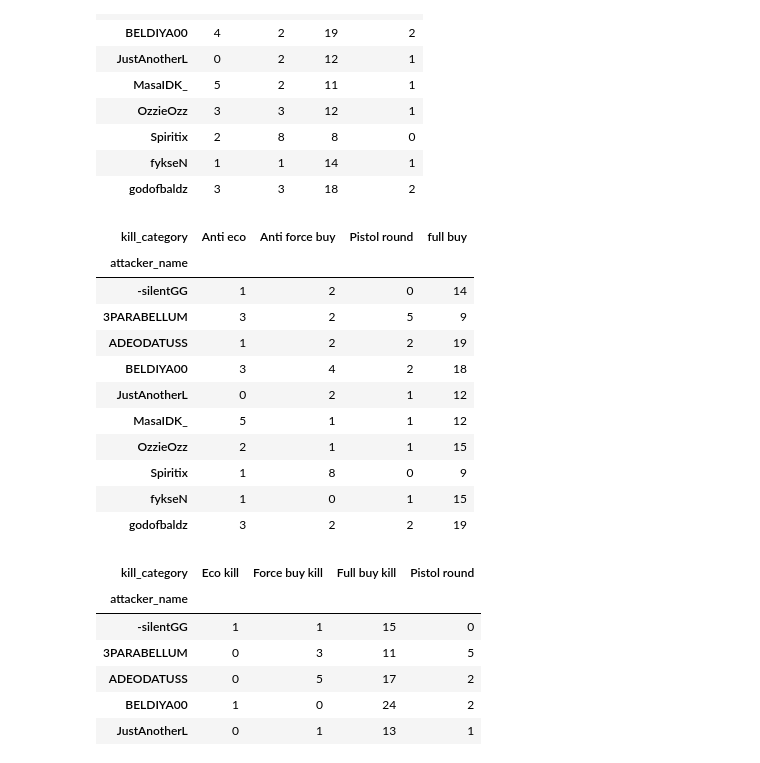
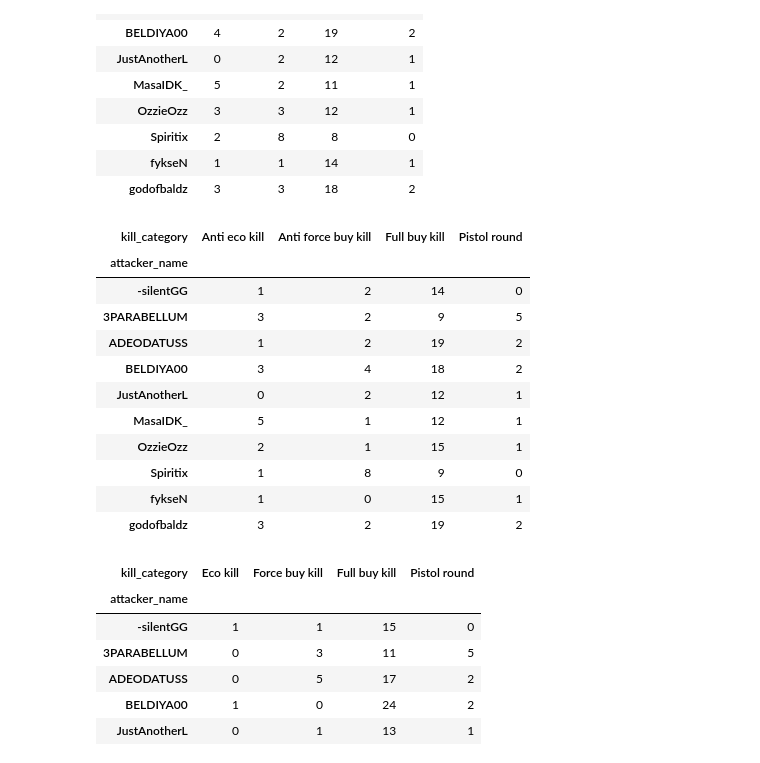
Before and after one commit to Armeldt/CS2-ESEA-season-stats-aggregator, a Jupyter notebook: projet_cs2_parse.ipynb, the cells around one changed output. Cells and saved outputs as stored; diff of their text form; code cells hidden in the pictures.

```diff
--- a/projet_cs2_parse.ipynb
+++ b/projet_cs2_parse.ipynb
@@ -479,0 +547,3 @@ result.reset_index()
+# %%
+# Identifier le premier kill de chaque round
+first_duel = trade.groupby('total_rounds_played').first().reset_index()
@@ -479,0 +570,35 @@ result.reset_index()
+# %%
+# Initialiser un DataFrame pour stocker les résultats par joueur
+opening_stats = pd.DataFrame({
+    'name': trade['attacker_name'].unique(),
+    'entry_attempts(T)': 0,
+    'entry_successes(T)': 0,
+    'open_attempts(CT)': 0,
+    'open_successes(CT)': 0
+})
+
+# Parcourir chaque premier kill pour déterminer si c'est une tentative d'entry (T) ou d'open (CT)
+for _, row in first_duel.iterrows():
+    attacker = row['attacker_name']
+    user = row['user_name']
+    side_user = row['side_user']
+
+    # Si le joueur tué est un CT, c'est une tentative d'entry pour un Terrorist
+    if side_user == 'CT':
+        # C'est une tentative d'entry pour l'attaquant
+        opening_stats.loc[opening_stats['name'] == attacker, 'entry_attempts(T)'] += 1
+        opening_stats.loc[opening_stats['name'] == attacker, 'entry_successes(T)'] += 1
+        opening_stats.loc[opening_stats['name'] == user, 'open_attempts(CT)'] += 1
+
+
+    # Si le joueur tué est un Terroriste, c'est une tentative d'open pour un CT
+    elif side_user == 'TERRORIST':
+        # C'est une tentative d'open pour l'attaquant
+        opening_stats.loc[opening_stats['name'] == attacker, 'open_attempts(CT)'] += 1
+        opening_stats.loc[opening_stats['name'] == attacker, 'open_successes(CT)'] += 1
+        opening_stats.loc[opening_stats['name'] == user, 'entry_attempts(T)'] += 1
+
+
+
+# Afficher le résultat
+opening_stats
@@ -732,39 +885,39 @@ pivot_df
 | godofbaldz | 3 | 3 | 18 | 2 |
 # %%
 # Fusionner les données de kills avec l'économie totale de l'équipe de l'attaquant
-df_merged_team = pd.merge(kills_df, eco_by_team, how='left', left_on=['total_rounds_played', 'user_team_name'], right_on=['total_rounds_played', 'team_name'])
+df_merged_team = pd.merge(kills_df, eco_by_team, how='left', left_on=['total_rounds_played', 'user_team_name'], right_on=['total_rounds_played', 'team_clan_name'])
 
 # Filtrer les rounds 1 et 13 (pistol rounds) en les incluant dans une nouvelle catégorie
 def categorize_kill(row):
     if row['total_rounds_played'] in [1, 13]:
         return 'Pistol round'
     elif row['current_equip_value'] <= 3500:
         return 'Anti eco kill'
     elif row['current_equip_value'] <= 18000:
         return 'Anti force buy kill'
     else:
         return 'Full buy kill'
 
 # Appliquer la fonction de catégorisation
 df_merged_team['kill_category'] = df_merged_team.apply(categorize_kill, axis=1)
 
 # Utilisation de pivot_table pour compter les kills par catégorie et par joueur
 pivot_df_team = df_merged_team.pivot_table(index='attacker_name', columns='kill_category', aggfunc='size', fill_value=0)
 
 # Afficher le résultat
 pivot_df_team
 # %% [output]
-| kill_category | Anti eco | Anti force buy | Pistol round | full buy |
+| kill_category | Anti eco kill | Anti force buy kill | Full buy kill | Pistol round |
 | attacker_name |  |  |  |  |
-| -silentGG | 1 | 2 | 0 | 14 |
-| 3PARABELLUM | 3 | 2 | 5 | 9 |
-| ADEODATUSS | 1 | 2 | 2 | 19 |
-| BELDIYA00 | 3 | 4 | 2 | 18 |
-| JustAnotherL | 0 | 2 | 1 | 12 |
-| MasaIDK_ | 5 | 1 | 1 | 12 |
-| OzzieOzz | 2 | 1 | 1 | 15 |
-| Spiritix | 1 | 8 | 0 | 9 |
-| fykseN | 1 | 0 | 1 | 15 |
-| godofbaldz | 3 | 2 | 2 | 19 |
+| -silentGG | 1 | 2 | 14 | 0 |
+| 3PARABELLUM | 3 | 2 | 9 | 5 |
+| ADEODATUSS | 1 | 2 | 19 | 2 |
+| BELDIYA00 | 3 | 4 | 18 | 2 |
+| JustAnotherL | 0 | 2 | 12 | 1 |
+| MasaIDK_ | 5 | 1 | 12 | 1 |
+| OzzieOzz | 2 | 1 | 15 | 1 |
+| Spiritix | 1 | 8 | 9 | 0 |
+| fykseN | 1 | 0 | 15 | 1 |
+| godofbaldz | 3 | 2 | 19 | 2 |
 # %%
 # Fusionner les données de kills avec l'économie totale de l'équipe de l'attaquant
```
Also changed, not shown: parts of 42 cells of this notebook, 1 other file.
